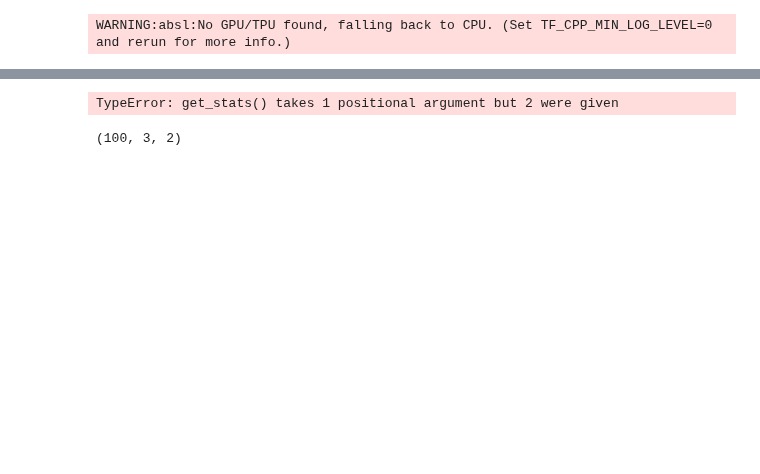
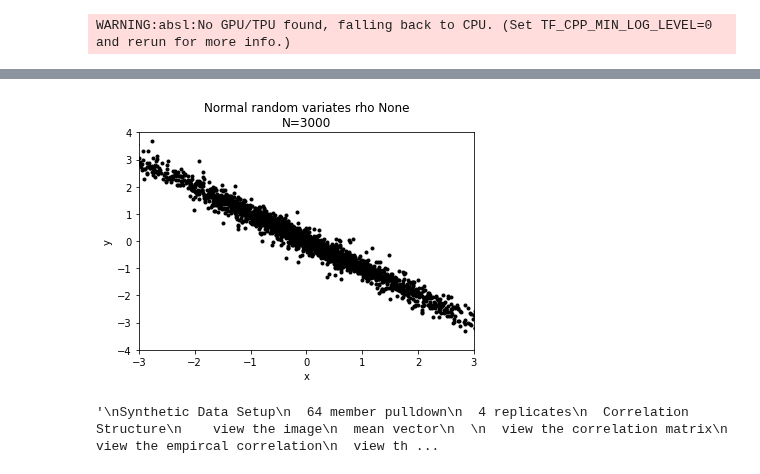
Before and after one commit to ajipalar/pynet, a Jupyter notebook: devel/WishartSyntheticBenchmark.ipynb, the cells around one changed output, grey strips where cells are left out. Drawn from its saved outputs; the diff is of its cells as text; code cells hidden in the pictures; blank space fills up the shorter version.

Commit message:
either prior is poorly or theres a bug

```diff
--- a/devel/WishartSyntheticBenchmark.ipynb
+++ b/devel/WishartSyntheticBenchmark.ipynb
@@ -54,17 +78,0 @@ y_stats = stats.get_stats(data[:, 1])
-# %%
-def scatter_plot(x, y, title=None, N=1000):
-    assert len(x) == len(y)
-    N = len(x)
-    fig, axs = plt.subplots()
-    if not title:
-        title = f"Normal random variates rho {xy}\nN={N}"
-    plt.plot(x, y, 'k.')
-    plt.title(f"Normal random variates rho {xy}\nN={N}")
-    plt.xlabel('x')
-    plt.ylabel('y')
-    plt.ylim((-4, 4))
-    plt.xlim((-3, 3))
-    ax = fig.gca()
-    ax.vlines(np.mean(x), ymin=-5, ymax=5)
-    ax.hlines(np.mean(y), xmin=-3, xmax=3)
-scatter_plot(data[:, 0], data[:, 1])
@@ -114,14 +79,46 @@ scatter_plot(x, y, )
-# %%
-# Get the stats
-ss = []
-for i in range(n_samples):
-    d = val.data[i]
-    sx = stats.get_stats(d[:, 0])
-    sy = stats.get_stats(d[:, 1])
-    ss.apend(s)
-# %% [output]
-TypeError: get_stats() takes 1 positional argument but 2 were given
+# %%
+scale = 1.
+xy = -0.99
+cov_prior = jnp.array([[scale, xy],
+                       [xy, scale]])
+
+assert mat.is_positive_definite(cov_prior)
+
+n_samples = 1000
+val = jax.jit(partial(get_prior_pred, V=cov_prior, n_samples=n_samples))(key)
+
+x = np.ravel(val.data[:, :, 0])
+y = np.ravel(val.data[:, :, 1])
+scatter_plot(x, y, )
+# %% [output]
+[figure, added]
 # %%
-val.data.shape
+# What is the largest Matrix this will work on?
+if MICRO_BENCHMARK_SAMPLING:
+    for p in [24, 48, 96, 128, 256, 512, 1024]:
+        try_sampling(key, p)
-# %% [output]
-(100, 3, 2)
+# %%
+# What about inverse Covariance Matrices?
+
+"""
+Synthetic Data Setup
+  64 member pulldown
+  4 replicates
+  Correlation Structure
+    view the image
+  mean vector
+
+  view the correlation matrix
+  view the empircal correlation
+  view the precision matrix
+
+Model - Prior Predictive Check
+    K ~ Wish
+    Sigma = inv(K)
+    D ~ N(0, Sigma)
+
+Gaussian Model
+Updated.
+"""
+# %% [output]
+'\nSynthetic Data Setup\n  64 member pulldown\n  4 replicates\n  Correlation Structure\n    view the image\n  mean vector\n  \n  view the correlation matrix\n  view the empircal correlation\n  view th ...
```
Also changed, not shown: parts of 37 cells of this notebook.
